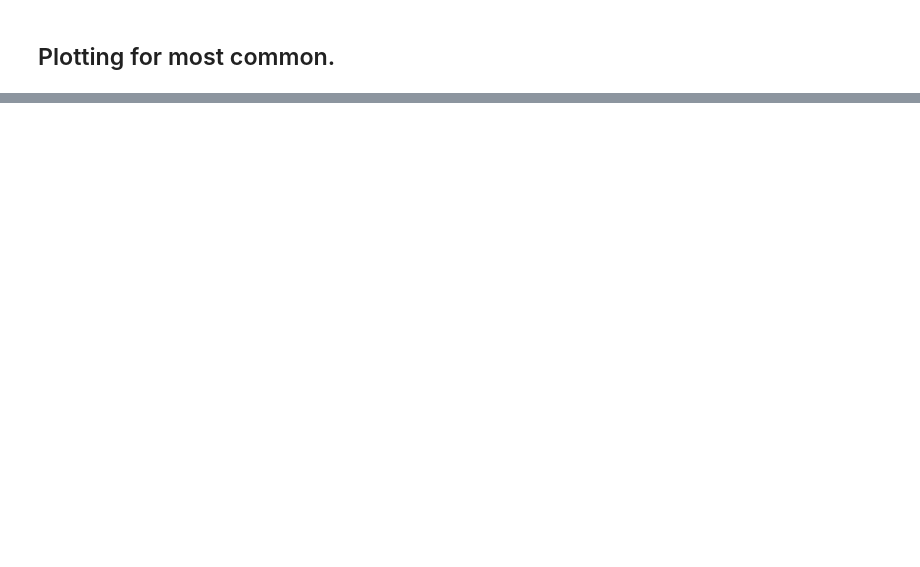
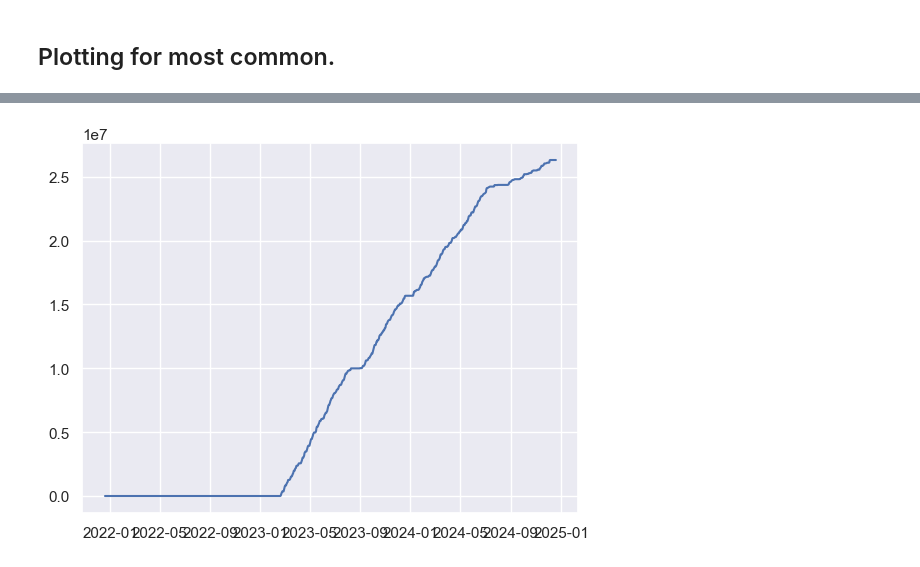
Before and after one commit to akselgs/Modern_ML_85, a Jupyter notebook: A_EDA_data_exploration.ipynb, the cells around one changed output, grey strips where cells are left out. Cells and saved outputs as stored; diff of their text form; code cells hidden in the pictures; blank space fills up the shorter version.

```diff
--- a/A_EDA_data_exploration.ipynb
+++ b/A_EDA_data_exploration.ipynb
@@ -33,17 +33,22 @@ last_three_years_df = final_df[final_df["date"] >= three_years_ago]
 print(last_three_years_df["date"].min())
 print(last_three_years_df["date"].max())
 
+rm_ids = []
 cumsums_per_id = []
 
 for id, group in last_three_years_df.groupby("rm_id", sort=False):
     cumsum_by_start = group["cumulative_weight"].min()
     cumsum_by_end = group["cumulative_weight"].max()
     cumsum_diff = (cumsum_by_end-cumsum_by_start).astype(int).item()
-    rm_id = id
-    cumsums_per_id.append((cumsum_diff, rm_id))
+    rm_ids.append(id)
+    cumsums_per_id.append(cumsum_diff)
 
-cumsums_per_id.sort(reverse=True)
-print(cumsums_per_id[:10])
+important_ids = pd.DataFrame({"rm_id" : rm_ids})
+important_ids["cumsums"] = cumsums_per_id
+total_cumsum_3_years = important_ids["cumsums"].sum()
+important_ids["proportion"] = important_ids["cumsums"] / total_cumsum_3_years
+important_ids = important_ids.sort_values(by="cumsums", ascending=False)
+print(important_ids.tail(n=5))
 # %% [output]
 2024-12-19 11:34:00+00:00
 2021-12-19 11:34:00+00:00
@@ -54,12 +64,13 @@ print(cumsums_per_id[:10])
 # %% [markdown]
 ## Plotting for most common.
 # %%
+
 def plot_id_3years(id):
     df = last_three_years_df[last_three_years_df["rm_id"] == id]
     x = df["date"]
     y = df["cumulative_weight"]
 
     sns.set_theme()
-    plt(x,y)
+    plt.plot(x,y)
 # %%
 plot_id_3years(2130)
@@ -65,0 +79,4 @@ plot_id_3years(2130)
+# %%
+plot_id_3years(3781)
+# %% [output]
+[figure, added]
```
Also changed, not shown: parts of 6 cells of this notebook, 1 other file.
